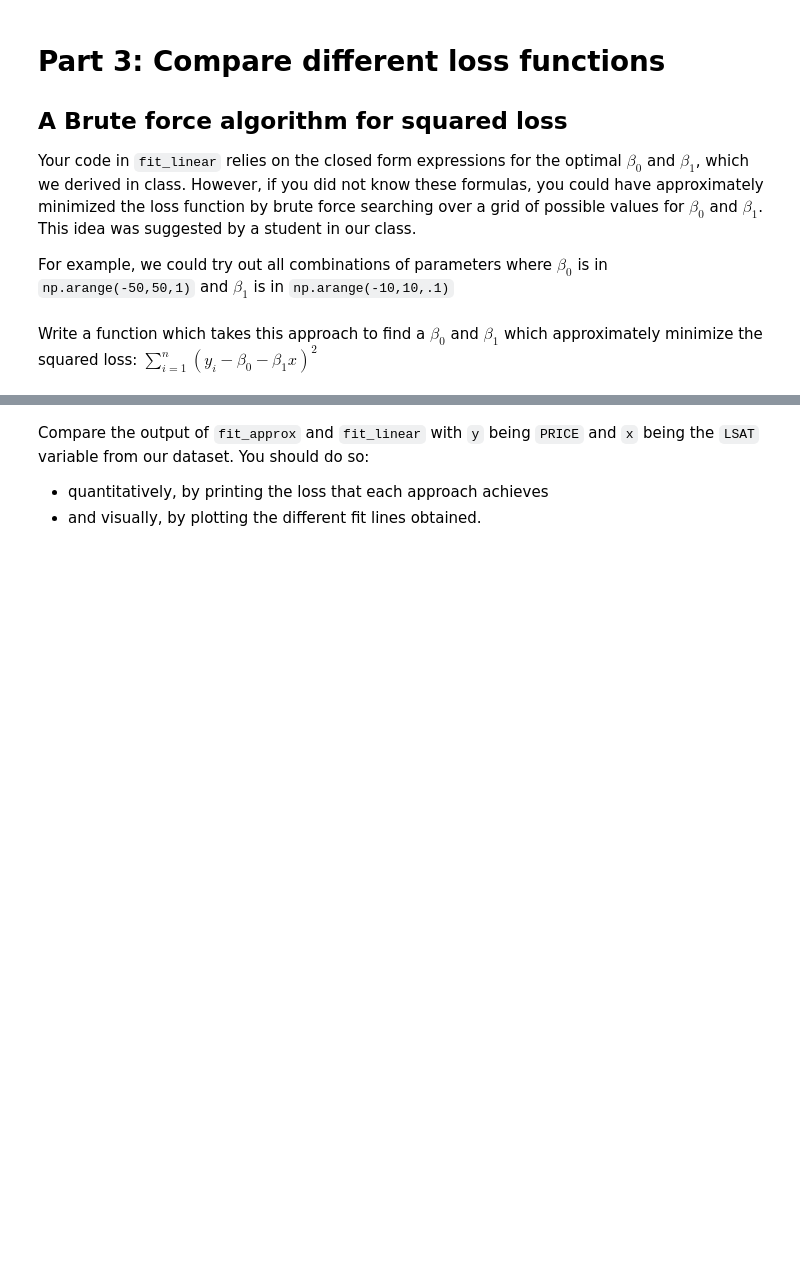
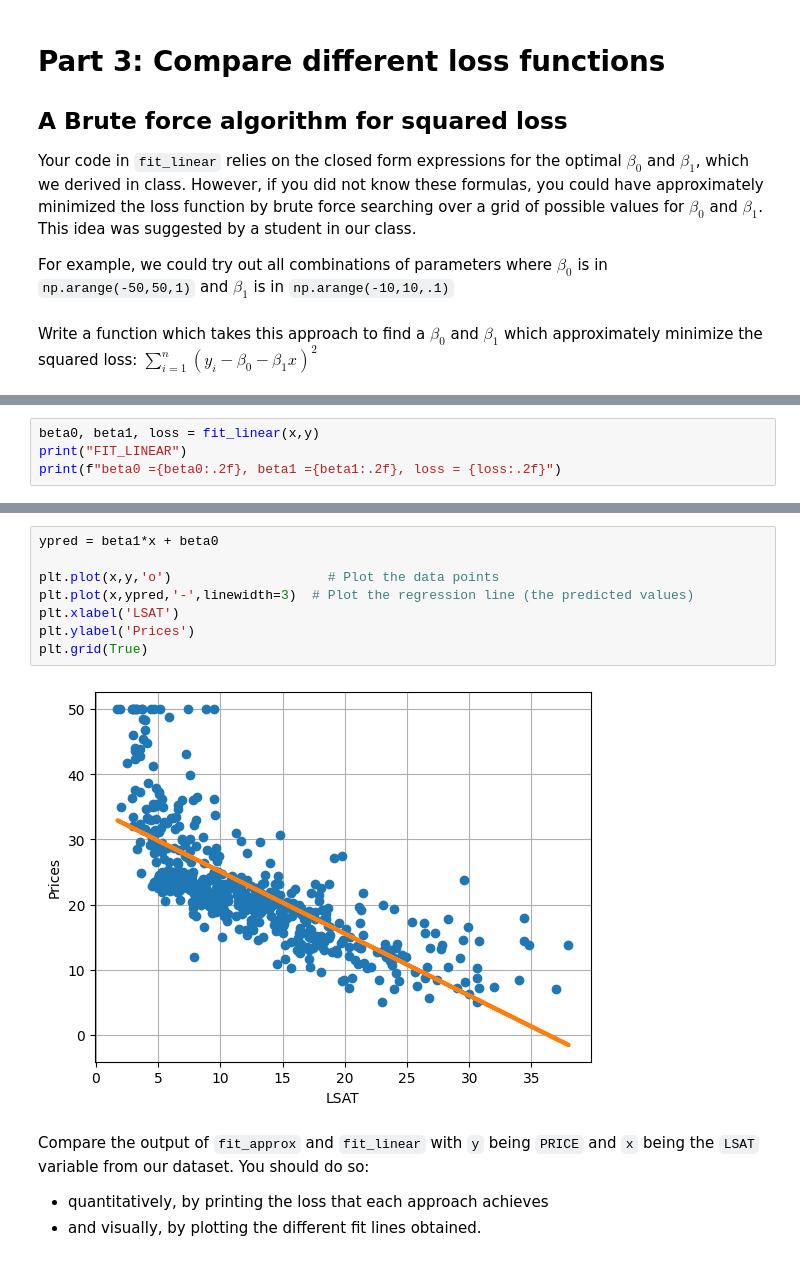
Before and after one commit to revindsilva26/Machine-Learning-CS-GY-6923, a Jupyter notebook: MLFall22_Lab_1.ipynb, the cells around one changed output, grey strips where cells are left out. Drawn from its saved outputs; the diff is of its cells as text; blank space fills up the shorter version.

```diff
--- a/MLFall22_Lab_1.ipynb
+++ b/MLFall22_Lab_1.ipynb
@@ -141,0 +294,4 @@ def fit_approx(x,y):
+# %%
+beta0, beta1, loss = fit_linear(x,y)
+print("FIT_LINEAR")
+print(f"beta0 ={beta0:.2f}, beta1 ={beta1:.2f}, loss = {loss:.2f}")
@@ -142,3 +301,13 @@ def fit_approx(x,y):
+# %%
+ypred = beta1*x + beta0
+
+plt.plot(x,y,'o')                    # Plot the data points
+plt.plot(x,ypred,'-',linewidth=3)  # Plot the regression line (the predicted values)
+plt.xlabel('LSAT')
+plt.ylabel('Prices')
+plt.grid(True)
+# %% [output]
+[figure, added]
 # %% [markdown]
 Compare the output of `fit_approx` and `fit_linear` with `y` being `PRICE` and `x` being the `LSAT` variable from our dataset. You should do so:
 * quantitatively, by printing the loss that each approach achieves
```
Also changed, not shown: parts of 30 cells of this notebook.
